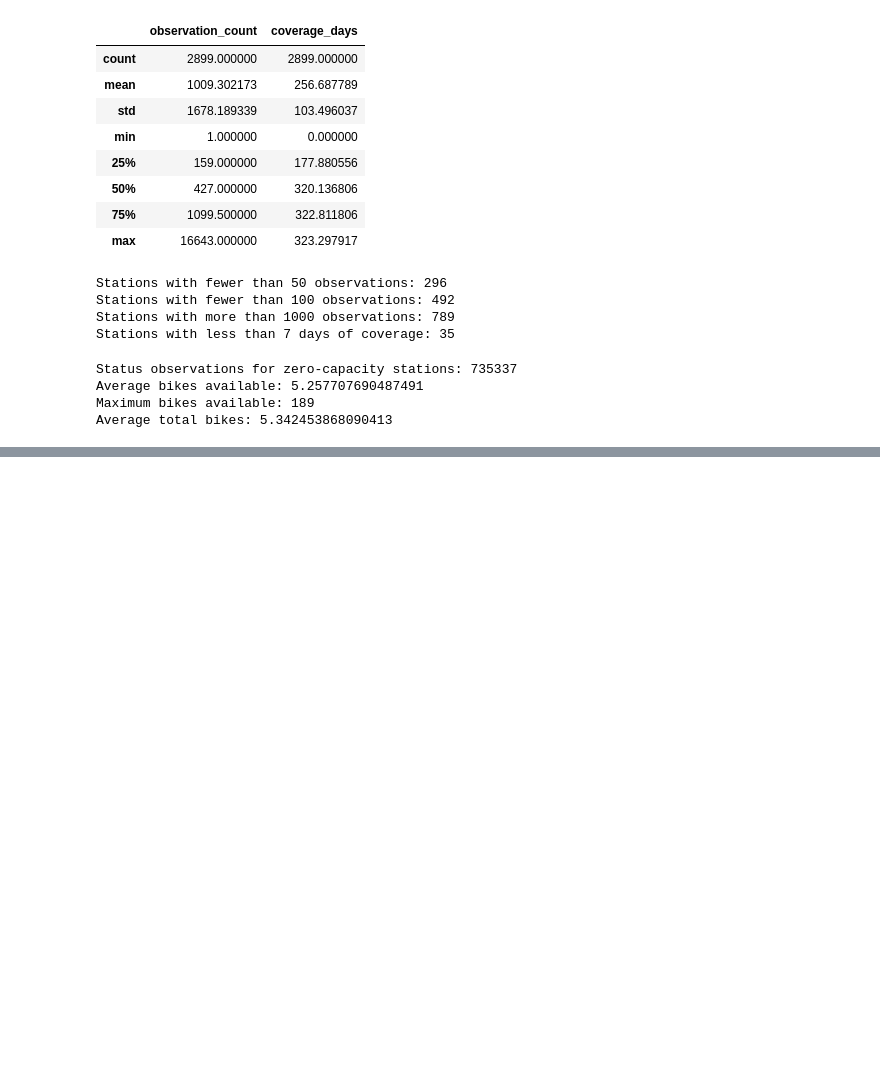
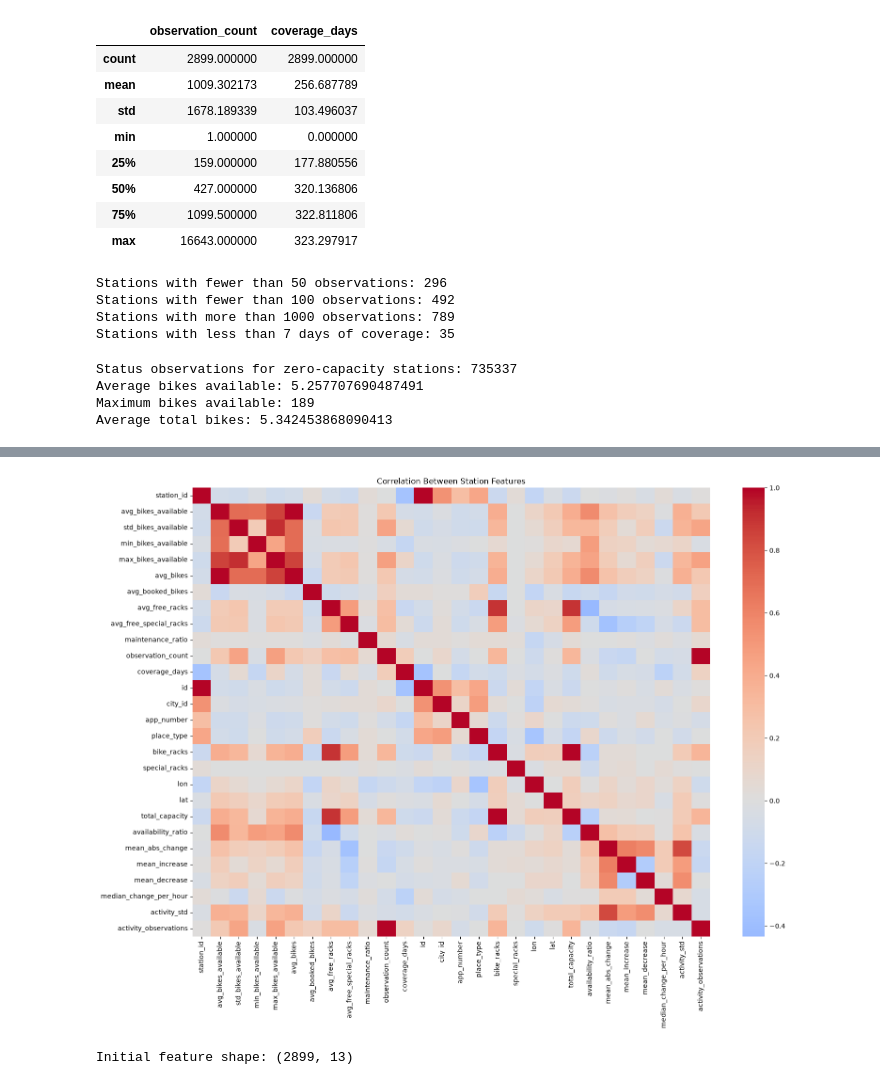
Before and after one commit to haitam-l/Challenge-DASCI, a Jupyter notebook: Notebooks/clustering_trips.ipynb, the cells around one changed output, grey strips where cells are left out. Saved outputs shown, nothing was run; the diff lists cells and outputs as text; code cells hidden in the pictures; blank space fills up the shorter version.

```diff
--- a/Notebooks/clustering_trips.ipynb
+++ b/Notebooks/clustering_trips.ipynb
@@ -1047,0 +1414,21 @@ Each station will have one row in the resulting feature dataset.
+# %%
+station_features = station_features.merge(
+    activity_features,
+    on="station_id",
+    how="left"
+)
+
+print("Updated station dataset:", station_features.shape)
+
+display(
+    station_features[
+        [
+            "station_id",
+            "avg_bikes_available",
+            "mean_abs_change",
+            "mean_increase",
+            "mean_decrease",
+            "median_change_per_hour"
+        ]
+    ].head(10)
+)
@@ -1047,0 +1508,46 @@ Each station will have one row in the resulting feature dataset.
+# %%
+import seaborn as sns
+import matplotlib.pyplot as plt
+
+numeric_features = station_features.select_dtypes(
+    include="number"
+)
+
+correlation = numeric_features.corr()
+
+plt.figure(figsize=(16, 12))
+
+sns.heatmap(
+    correlation,
+    cmap="coolwarm",
+    center=0,
+    annot=False
+)
+
+plt.title("Correlation Between Station Features")
+plt.tight_layout()
+plt.show()
+# %% [output]
+[figure, added]
+# %%
+features = [
+    "avg_bikes_available",
+    "std_bikes_available",
+    "min_bikes_available",
+    "max_bikes_available",
+    "avg_booked_bikes",
+    "avg_free_racks",
+    "avg_free_special_racks",
+    "maintenance_ratio",
+    "total_capacity",
+    "mean_abs_change",
+    "mean_increase",
+    "median_change_per_hour",
+    "activity_std"
+]
+
+X = station_features[features].copy()
+
+print("Initial feature shape:", X.shape)
+# %% [output]
+Initial feature shape: (2899, 13)
```
Also changed, not shown: parts of 80 cells of this notebook.
